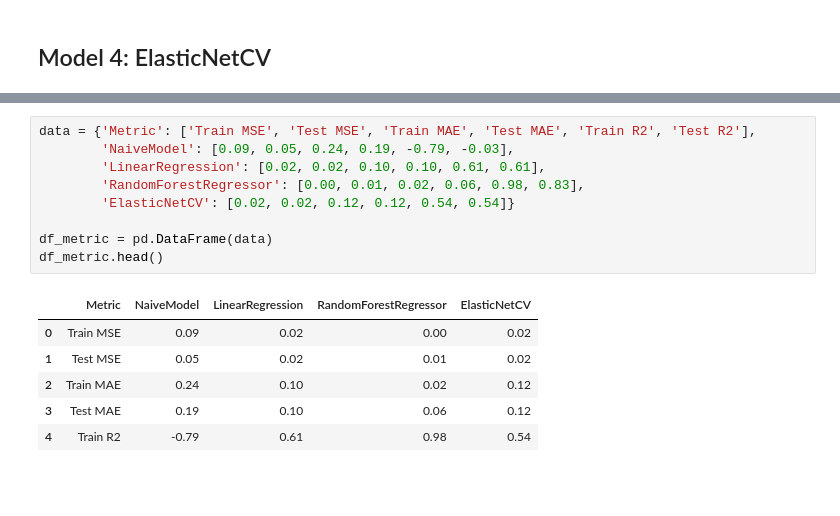
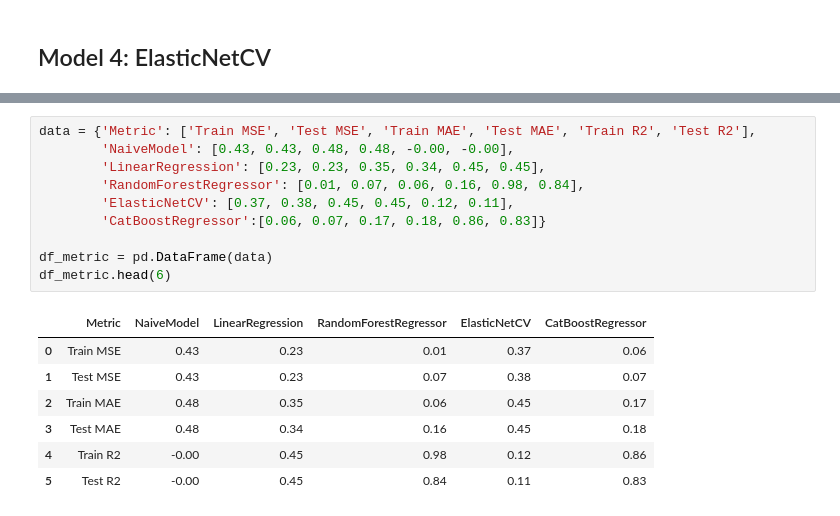
Before and after one commit to metalin37/Diploma-project-forecasting-the-cost-of-housing, a Jupyter notebook: 3_Model.ipynb, the cells around one changed output, grey strips where cells are left out. Drawn from its saved outputs; the diff is of its cells as text; blank space fills up the shorter version.

```diff
--- a/3_Model.ipynb
+++ b/3_Model.ipynb
@@ -443,16 +501,18 @@ Test R2: 0.65
 # %%
 data = {'Metric': ['Train MSE', 'Test MSE', 'Train MAE', 'Test MAE', 'Train R2', 'Test R2'],
-        'NaiveModel': [0.09, 0.05, 0.24, 0.19, -0.79, -0.03],
-        'LinearRegression': [0.02, 0.02, 0.10, 0.10, 0.61, 0.61],
-        'RandomForestRegressor': [0.00, 0.01, 0.02, 0.06, 0.98, 0.83],
-        'ElasticNetCV': [0.02, 0.02, 0.12, 0.12, 0.54, 0.54]}
+        'NaiveModel': [0.43, 0.43, 0.48, 0.48, -0.00, -0.00],
+        'LinearRegression': [0.23, 0.23, 0.35, 0.34, 0.45, 0.45],
+        'RandomForestRegressor': [0.01, 0.07, 0.06, 0.16, 0.98, 0.84],
+        'ElasticNetCV': [0.37, 0.38, 0.45, 0.45, 0.12, 0.11],
+        'CatBoostRegressor':[0.06, 0.07, 0.17, 0.18, 0.86, 0.83]}
 
 df_metric = pd.DataFrame(data)
-df_metric.head()
+df_metric.head(6)
 # %% [output]
-|  | Metric | NaiveModel | LinearRegression | RandomForestRegressor | ElasticNetCV |
-| 0 | Train MSE | 0.09 | 0.02 | 0.00 | 0.02 |
-| 1 | Test MSE | 0.05 | 0.02 | 0.01 | 0.02 |
-| 2 | Train MAE | 0.24 | 0.10 | 0.02 | 0.12 |
-| 3 | Test MAE | 0.19 | 0.10 | 0.06 | 0.12 |
-| 4 | Train R2 | -0.79 | 0.61 | 0.98 | 0.54 |
+|  | Metric | NaiveModel | LinearRegression | RandomForestRegressor | ElasticNetCV | CatBoostRegressor |
+| 0 | Train MSE | 0.43 | 0.23 | 0.01 | 0.37 | 0.06 |
+| 1 | Test MSE | 0.43 | 0.23 | 0.07 | 0.38 | 0.07 |
+| 2 | Train MAE | 0.48 | 0.35 | 0.06 | 0.45 | 0.17 |
+| 3 | Test MAE | 0.48 | 0.34 | 0.16 | 0.45 | 0.18 |
+| 4 | Train R2 | -0.00 | 0.45 | 0.98 | 0.12 | 0.86 |
+| 5 | Test R2 | -0.00 | 0.45 | 0.84 | 0.11 | 0.83 |
```
Also changed, not shown: parts of 31 cells of this notebook, 8 other files.
